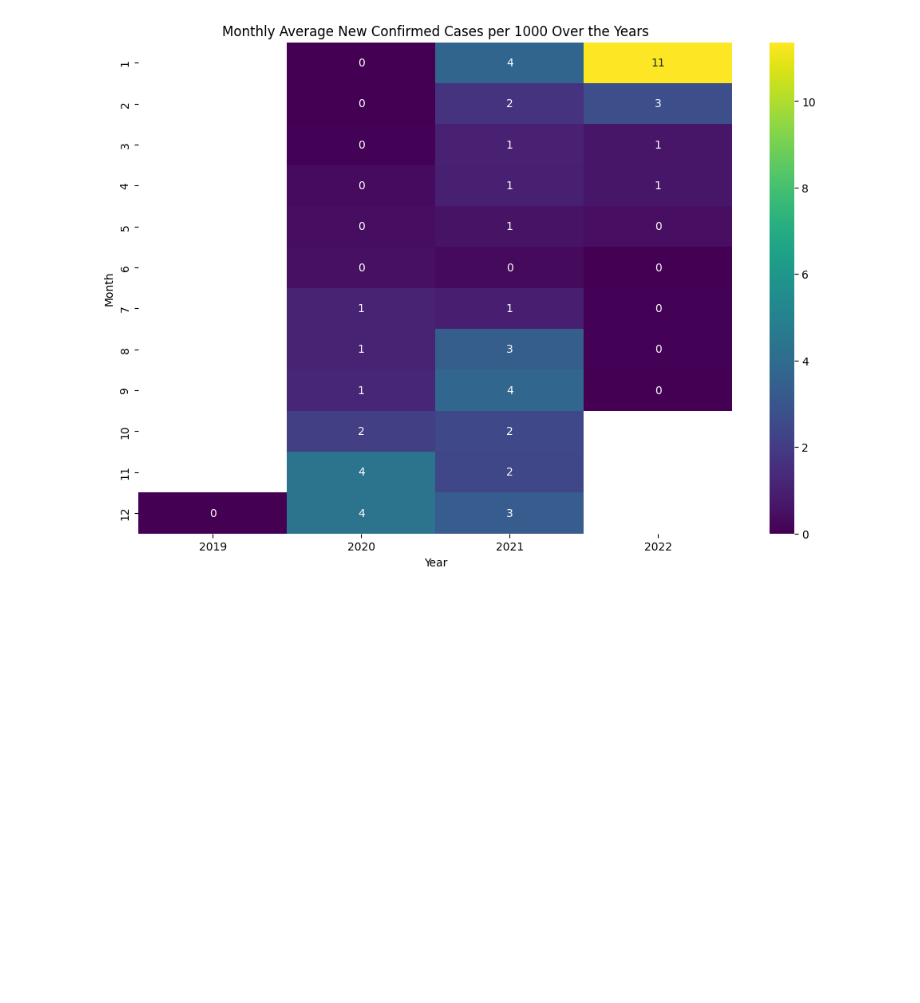
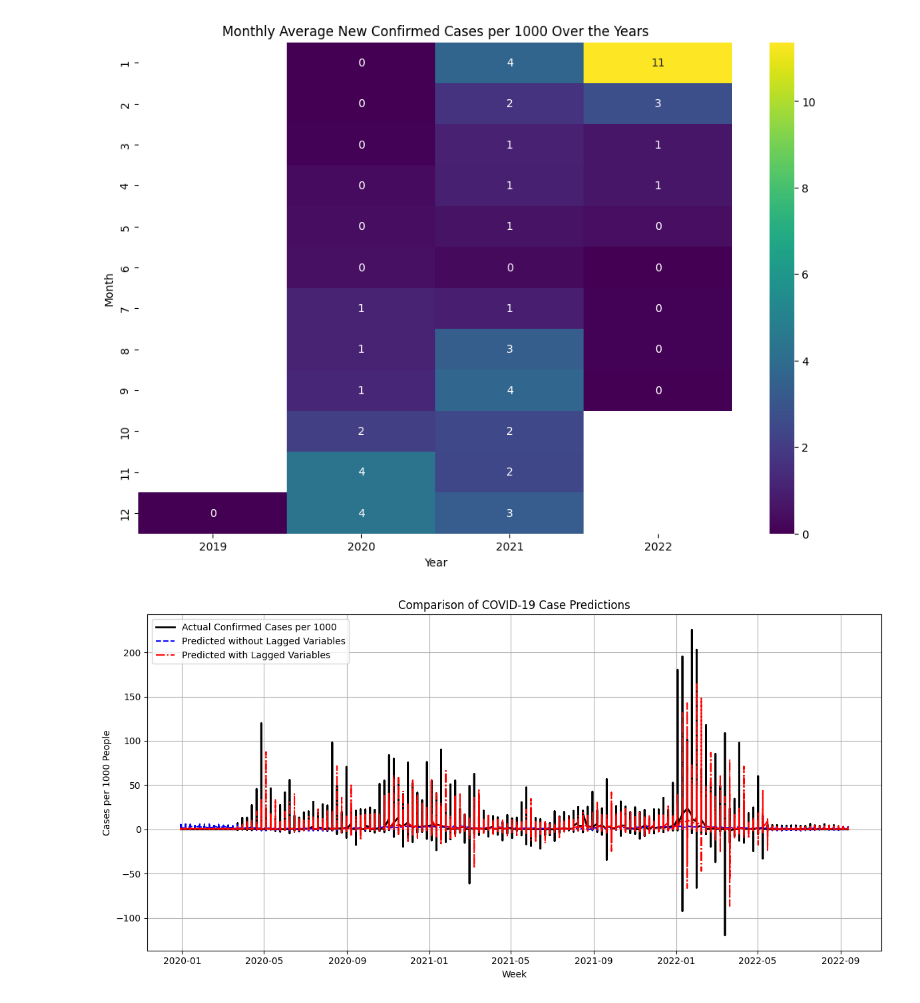
Before and after one commit to CCoakley6/DataMiningProjectSpring2024, a Jupyter notebook: ordinary_least_squares_regression/ordinary_least_squares_regression.ipynb, the cells around one changed output. Saved outputs shown, nothing was run; the diff lists cells and outputs as text; code cells hidden in the pictures; blank space fills up the shorter version.

```diff
--- a/time_series/time_series.ipynb
+++ b/ordinary_least_squares_regression/ordinary_least_squares_regression.ipynb
@@ -428,3 +428,34 @@ plt.ylabel('Month')
 plt.show()
 # %% [output]
 [figure]
+# %%
+import statsmodels.api as sm
+
+# Model without lagged variables
+X_without_lags = weekly_df[['average_temperature_celsius', 'minimum_temperature_celsius', 'maximum_temperature_celsius', 'rainfall_mm', 'relative_humidity']]
+X_without_lags = sm.add_constant(X_without_lags)
+model_without_lags = sm.OLS(weekly_df['new_confirmed_per_1000'], X_without_lags, missing='drop')
+results_without_lags = model_without_lags.fit()
+weekly_df['predicted_without_lags'] = results_without_lags.predict(X_without_lags)
+
+# Model with lagged variables
+X_with_lags = weekly_df[['average_temperature_celsius', 'minimum_temperature_celsius', 'maximum_temperature_celsius', 'rainfall_mm', 'relative_humidity', 'lagged_new_confirmed_per_1000', 'lagged_avg_temp']]
+X_with_lags = sm.add_constant(X_with_lags)
+model_with_lags = sm.OLS(weekly_df['new_confirmed_per_1000'], X_with_lags, missing='drop')
+results_with_lags = model_with_lags.fit()
+weekly_df['predicted_with_lags'] = results_with_lags.predict(X_with_lags)
+# %%
+import matplotlib.pyplot as plt
+
+plt.figure(figsize=(12, 6))
+plt.plot(weekly_df['week'], weekly_df['new_confirmed_per_1000'], label='Actual Confirmed Cases per 1000', color='black', linewidth=2)
+plt.plot(weekly_df['week'], weekly_df['predicted_without_lags'], label='Predicted without Lagged Variables', color='blue', linestyle='--')
+plt.plot(weekly_df['week'], weekly_df['predicted_with_lags'], label='Predicted with Lagged Variables', color='red', linestyle='-.')
+plt.title('Comparison of COVID-19 Case Predictions')
+plt.xlabel('Week')
+plt.ylabel('Cases per 1000 People')
+plt.legend()
+plt.grid(True)
+plt.tight_layout()
+# %% [output]
+[figure, added]
```
Also changed, not shown: parts of 3 cells of this notebook.
